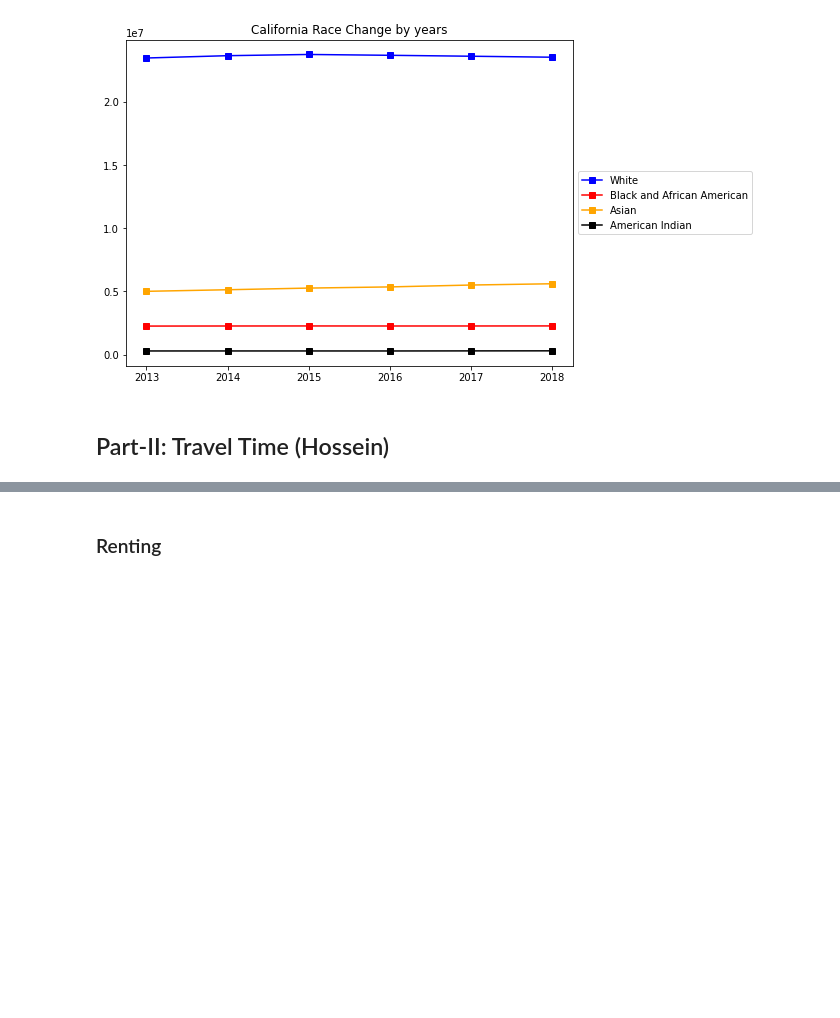
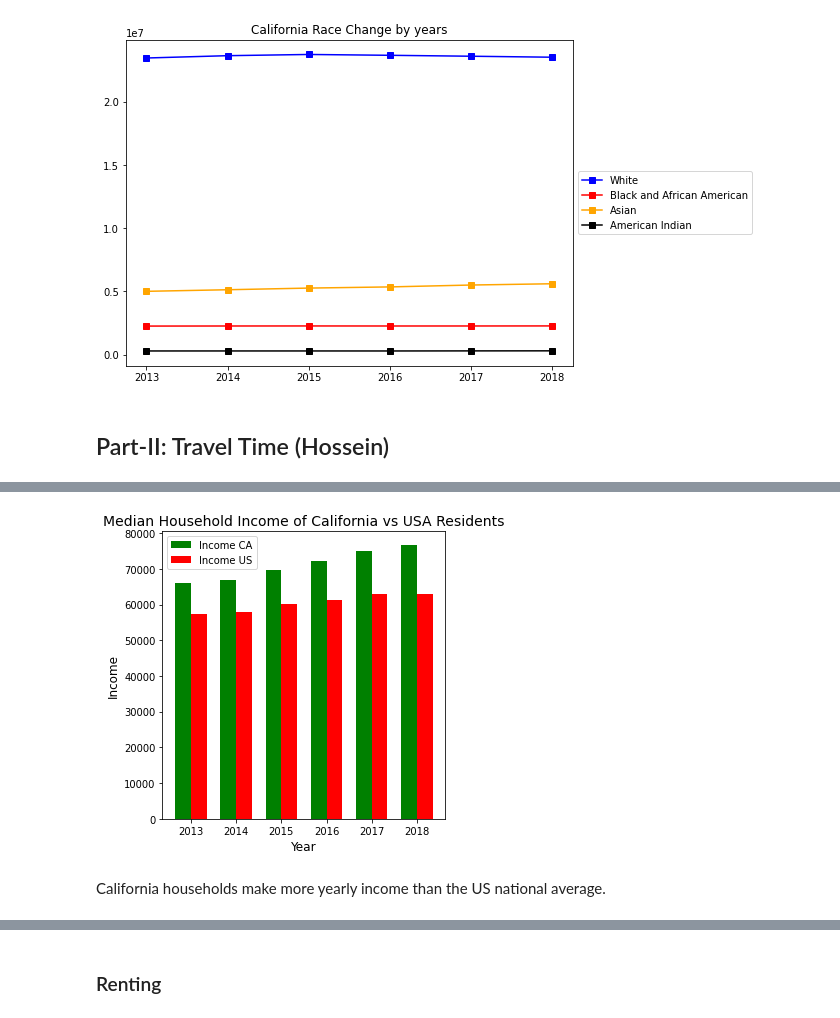
Before and after one commit to J3N1/UCI-Project-1-Team7, a Jupyter notebook: final_script.ipynb, the cells around one changed output, grey strips where cells are left out. Drawn from its saved outputs; the diff is of its cells as text; code cells hidden in the pictures; blank space fills up the shorter version.

```diff
--- a/final_script.ipynb
+++ b/final_script.ipynb
@@ -279,0 +285,13 @@ asian_line_eq = "y = " + str(round(asian_slope,2)) + "x + " + str(round(asian_in
+# %%
+# California Household Income Data Frame from Data collected from Census Data
+income_df = pd.DataFrame({
+    "Year":["2013", "2014", "2015", "2016", "2017", "2018"],
+    "California Median Income":[66159, 66947, 69603, 72167, 74888, 76641],
+    "US Median Income":[57437, 58001, 60187, 61383, 62927, 63059],
+    "Difference": [8722, 8946, 9416, 10784, 11961, 13582]})
+
+# To format the columns
+income_df["California Median Income"] = income_df["California Median Income"].map("{:,}".format)
+income_df["US Median Income"] = income_df["US Median Income"].map("{:,}".format)
+income_df["Difference"] = income_df["Difference"].map("{:,}".format)
+income_df
@@ -279,0 +306,29 @@ asian_line_eq = "y = " + str(round(asian_slope,2)) + "x + " + str(round(asian_in
+# %%
+# Use the information from the DataFrame to create an array
+labels = ["2013", "2014", "2015", "2016", "2017", "2018"]
+Income_CA = [66159, 66947, 69603, 72167, 74888, 76641]
+Income_USA =[57437, 58001, 60187, 61383, 62927, 63059]
+
+# Set the label and width for the bar chart
+x_axis = np.arange(len(labels))
+width = 0.35
+
+# Create bar graph
+fig, ax = plt.subplots(figsize=(5,5))
+fig1 = ax.bar(x_axis - width/2, Income_CA, width, color = "green", label = "Income CA")
+fig2 = ax.bar(x_axis + width/2, Income_USA, width, color = "red", label = "Income US")
+
+# Set x-axis label, y-axis label, title, and legend for the bar graph
+ax.set_ylabel("Income",fontsize=12)
+ax.set_xlabel("Year",fontsize=12)
+ax.set_title("Median Household Income of California vs USA Residents",fontsize=14)
+ax.set_xticks(x_axis)
+ax.set_xticklabels(income_df["Year"])
+ax.legend()
+fig.tight_layout()
+plt.savefig("Images/HHincomeCA_USA.png")
+plt.show()
+# %% [output]
+[figure, added]
+# %% [markdown]
+California households make more yearly income than the US national average.
```
Also changed, not shown: parts of 33 cells of this notebook, 19 other files.
